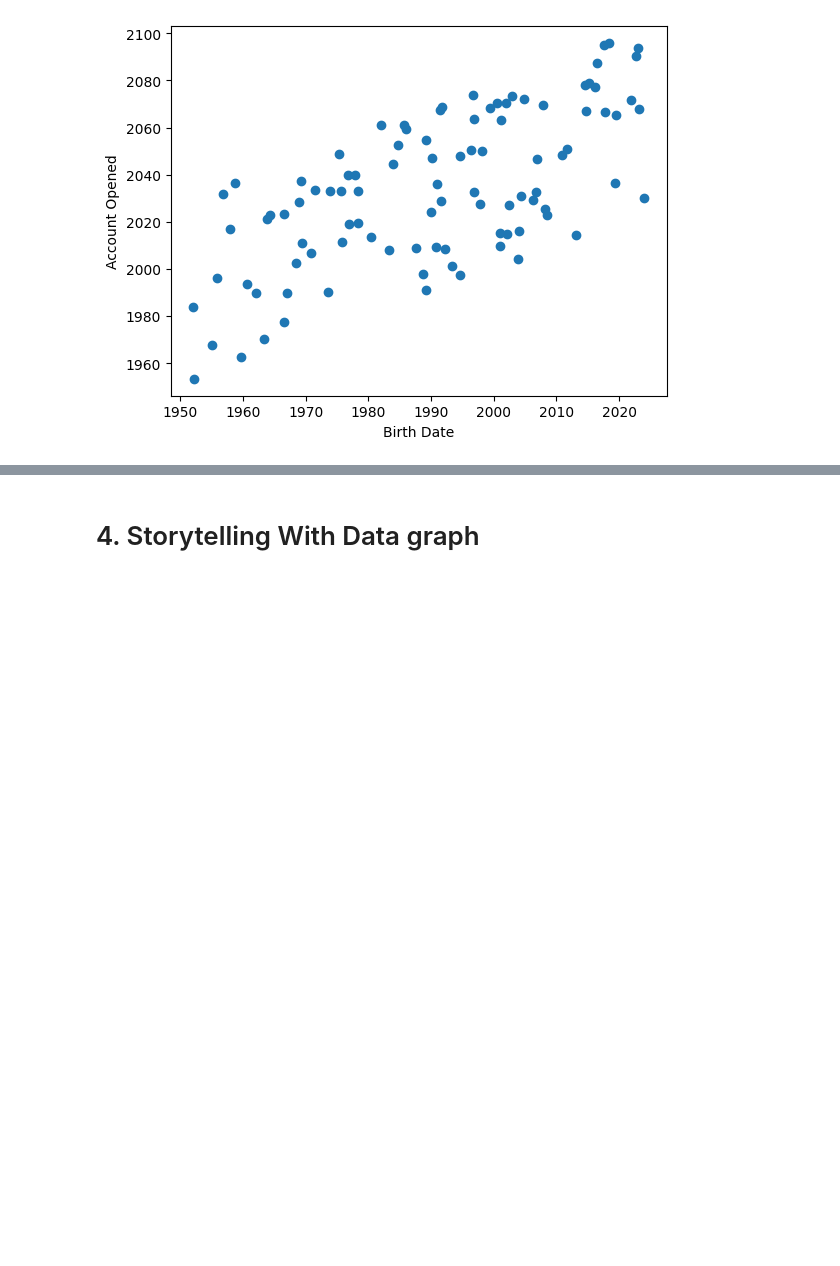
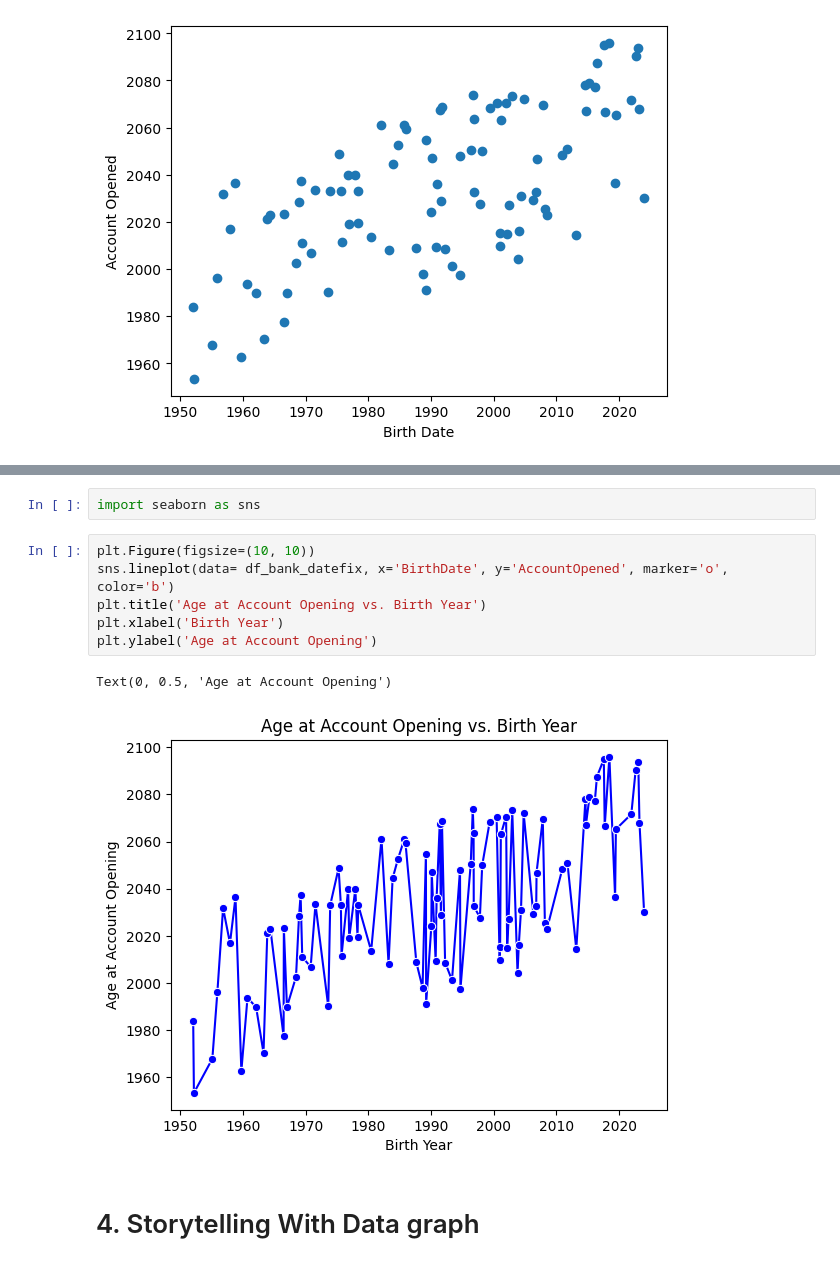
Before and after one commit to Rocking-Priya/2025-spring-B2, a Jupyter notebook: Week1.ipynb, the cells around one changed output, grey strips where cells are left out. Drawn from its saved outputs; the diff is of its cells as text; blank space fills up the shorter version.

```diff
--- a/Week1.ipynb
+++ b/Week1.ipynb
@@ -543,3 +599,14 @@ Text(0.5, 0, 'Birth Date')
+# %%
+import seaborn as sns
+# %%
+plt.Figure(figsize=(10, 10))
+sns.lineplot(data= df_bank_datefix, x='BirthDate', y='AccountOpened', marker='o', color='b')
+plt.title('Age at Account Opening vs. Birth Year')
+plt.xlabel('Birth Year')
+plt.ylabel('Age at Account Opening')
+# %% [output]
+Text(0, 0.5, 'Age at Account Opening')
+[figure, added]
 # %% [markdown]
 # 4. Storytelling With Data graph
 # %% [markdown]
```
Also changed, not shown: parts of 4 cells of this notebook.
